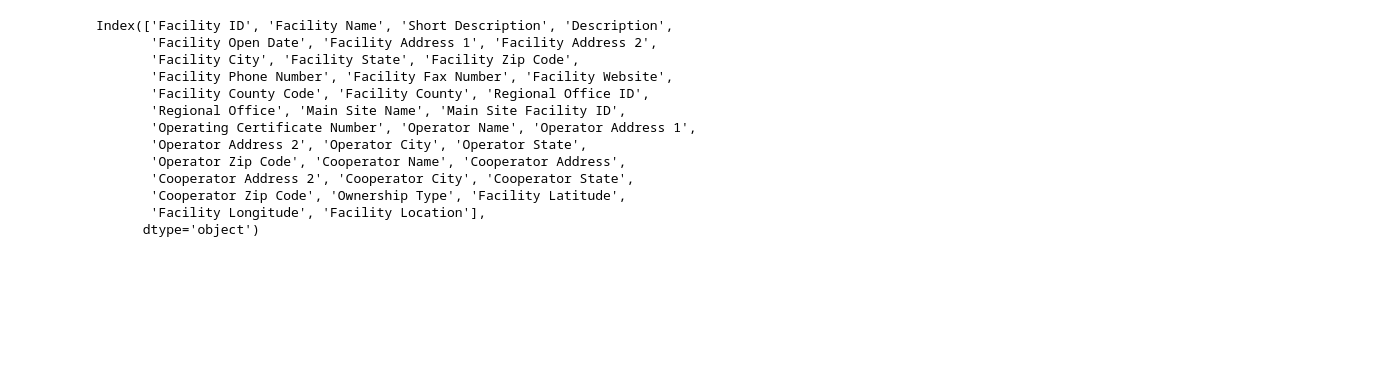
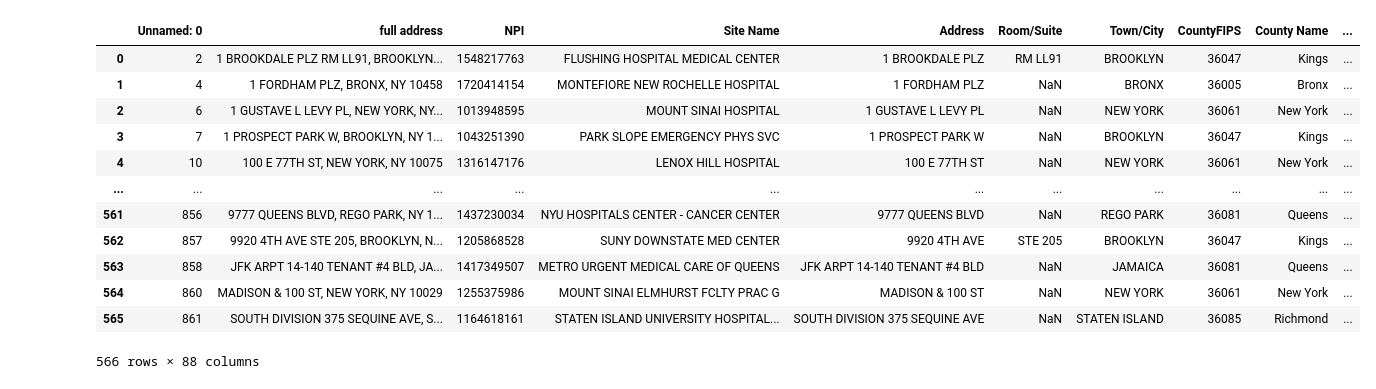
Before and after one commit to yianzhang14/cybergis_hospitals, a Jupyter notebook: goo_maps.ipynb, the cells around one changed output. Cells and saved outputs as stored; diff of their text form; code cells hidden in the pictures; blank space fills up the shorter version.

```diff
--- a/goo_maps.ipynb
+++ b/goo_maps.ipynb
@@ -15,21 +23,3 @@ gmaps = googlemaps.Client(key=API_KEY)
 # %%
 # somehwere in manhattan
 loc = (40.73188892751728, -73.98927188478527)
-# %%
-# using the healthcare facility general information from the ny data website
-ny_hospitals = pd.read_csv("data/Health_Facility_General_Information.csv")
-ny_hospitals.columns
-# %% [output]
-Index(['Facility ID', 'Facility Name', 'Short Description', 'Description',
-       'Facility Open Date', 'Facility Address 1', 'Facility Address 2',
-       'Facility City', 'Facility State', 'Facility Zip Code',
-       'Facility Phone Number', 'Facility Fax Number', 'Facility Website',
-       'Facility County Code', 'Facility County', 'Regional Office ID',
-       'Regional Office', 'Main Site Name', 'Main Site Facility ID',
-       'Operating Certificate Number', 'Operator Name', 'Operator Address 1',
-       'Operator Address 2', 'Operator City', 'Operator State',
-       'Operator Zip Code', 'Cooperator Name', 'Cooperator Address',
-       'Cooperator Address 2', 'Cooperator City', 'Cooperator State',
-       'Cooperator Zip Code', 'Ownership Type', 'Facility Latitude',
-       'Facility Longitude', 'Facility Location'],
-      dtype='object')
@@ -42,0 +26,17 @@ def convert_to_point(row):
+# %%
+df = pd.read_csv("data/urgent_cleaned.csv")
+df
+# %% [output]
+|  | Unnamed: 0 | full address | NPI | Site Name | Address | Room/Suite | Town/City | CountyFIPS | County Name | ... |
+| 0 | 2 | 1 BROOKDALE PLZ RM LL91, BROOKLYN... | 1548217763 | FLUSHING HOSPITAL MEDICAL CENTER | 1 BROOKDALE PLZ | RM LL91 | BROOKLYN | 36047 | Kings | ... |
+| 1 | 4 | 1 FORDHAM PLZ, BRONX, NY 10458 | 1720414154 | MONTEFIORE NEW ROCHELLE HOSPITAL | 1 FORDHAM PLZ | NaN | BRONX | 36005 | Bronx | ... |
+| 2 | 6 | 1 GUSTAVE L LEVY PL, NEW YORK, NY... | 1013948595 | MOUNT SINAI HOSPITAL | 1 GUSTAVE L LEVY PL | NaN | NEW YORK | 36061 | New York | ... |
+| 3 | 7 | 1 PROSPECT PARK W, BROOKLYN, NY 1... | 1043251390 | PARK SLOPE EMERGENCY PHYS SVC | 1 PROSPECT PARK W | NaN | BROOKLYN | 36047 | Kings | ... |
+| 4 | 10 | 100 E 77TH ST, NEW YORK, NY 10075 | 1316147176 | LENOX HILL HOSPITAL | 100 E 77TH ST | NaN | NEW YORK | 36061 | New York | ... |
+| ... | ... | ... | ... | ... | ... | ... | ... | ... | ... | ... |
+| 561 | 856 | 9777 QUEENS BLVD, REGO PARK, NY 1... | 1437230034 | NYU HOSPITALS CENTER - CANCER CENTER | 9777 QUEENS BLVD | NaN | REGO PARK | 36081 | Queens | ... |
+| 562 | 857 | 9920 4TH AVE STE 205, BROOKLYN, N... | 1205868528 | SUNY DOWNSTATE MED CENTER | 9920 4TH AVE | STE 205 | BROOKLYN | 36047 | Kings | ... |
+| 563 | 858 | JFK ARPT 14-140 TENANT #4 BLD, JA... | 1417349507 | METRO URGENT MEDICAL CARE OF QUEENS | JFK ARPT 14-140 TENANT #4 BLD | NaN | JAMAICA | 36081 | Queens | ... |
+| 564 | 860 | MADISON & 100 ST, NEW YORK, NY 10029 | 1255375986 | MOUNT SINAI ELMHURST FCLTY PRAC G | MADISON & 100 ST | NaN | NEW YORK | 36061 | New York | ... |
+| 565 | 861 | SOUTH DIVISION 375 SEQUINE AVE, S... | 1164618161 | STATEN ISLAND UNIVERSITY HOSPITAL... | SOUTH DIVISION 375 SEQUINE AVE | NaN | STATEN ISLAND | 36085 | Richmond | ... |
+566 rows × 88 columns
```
Also changed, not shown: parts of 17 cells of this notebook, 3 other files.
